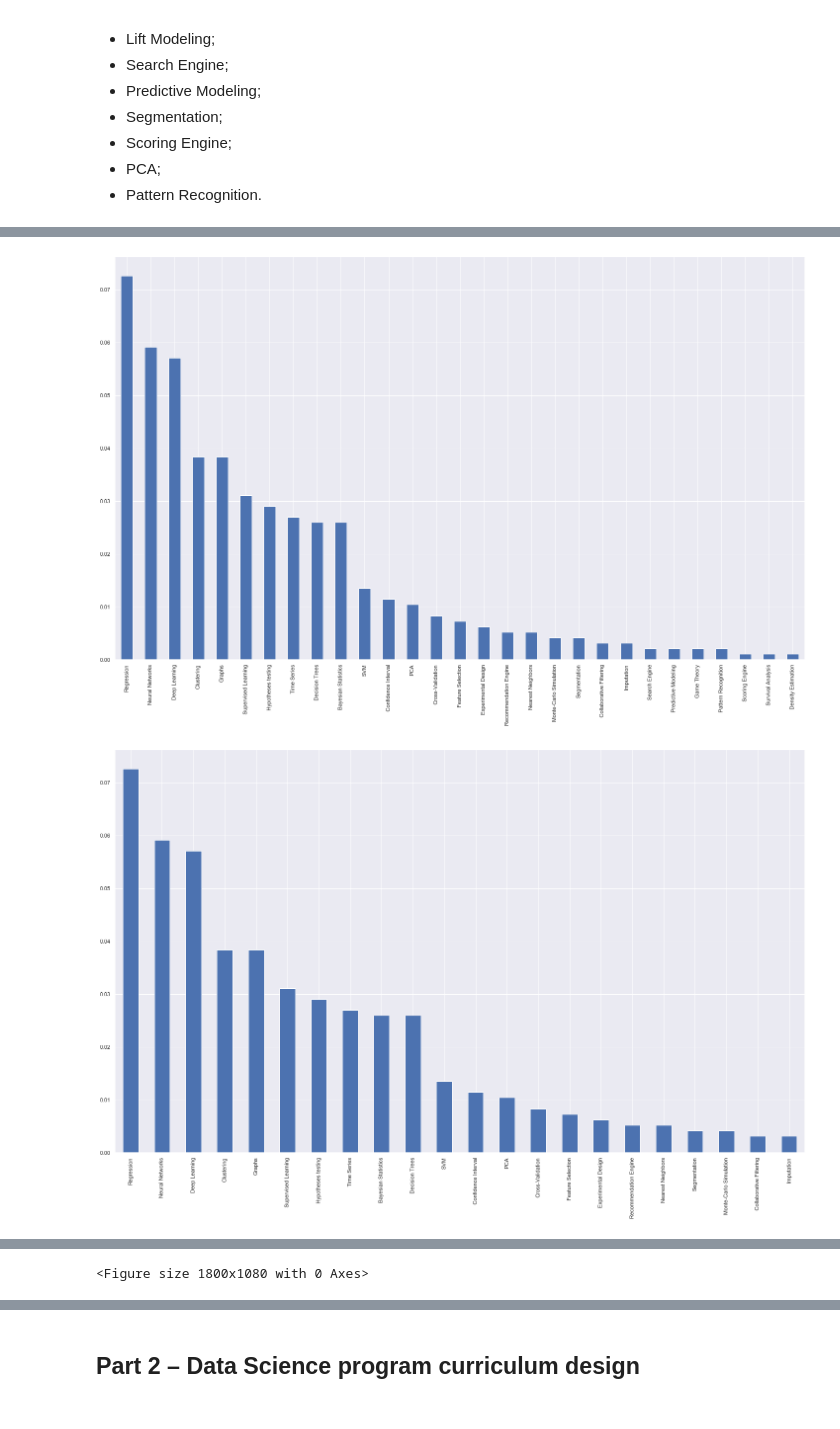
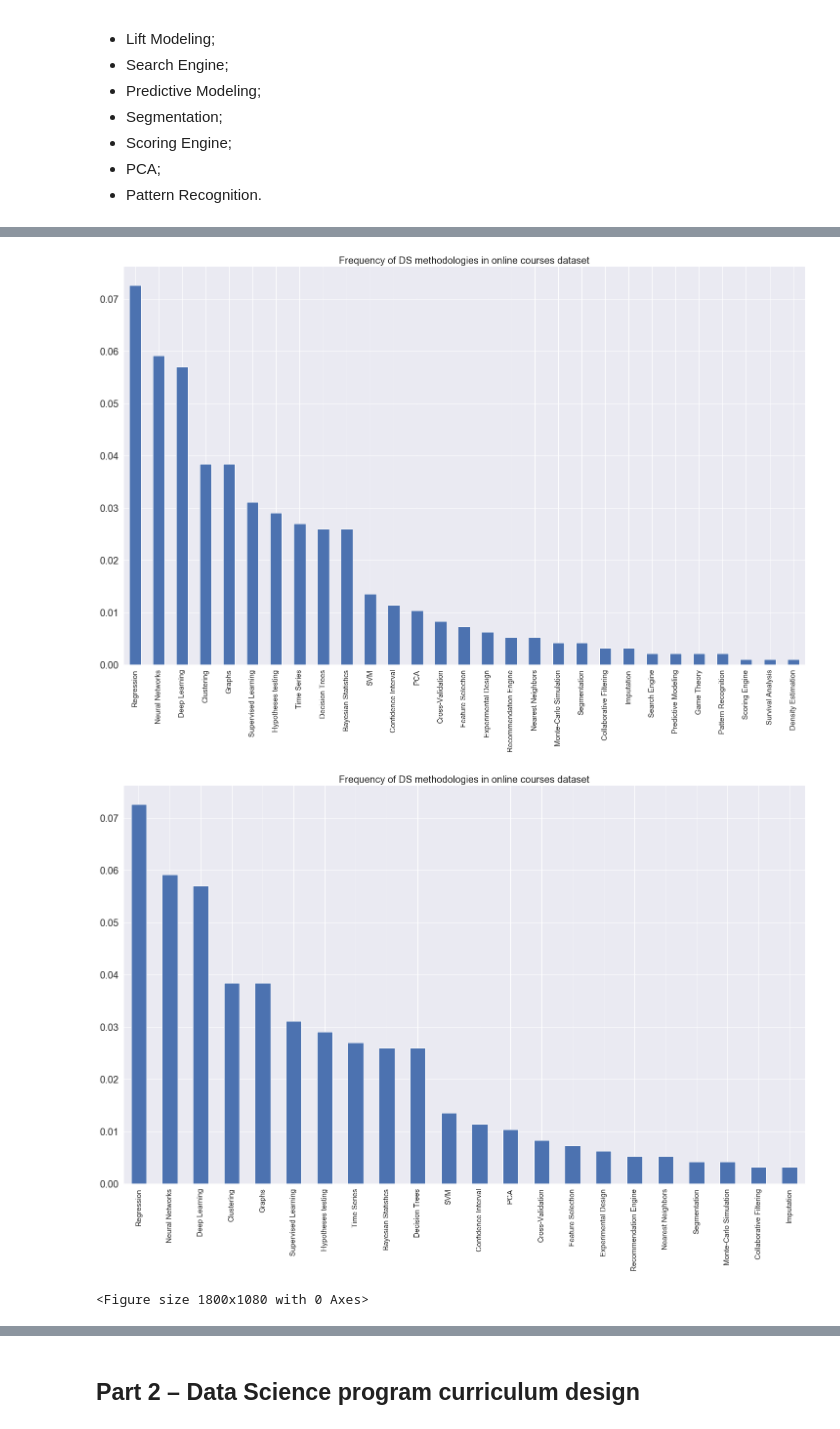
Before and after one commit to kai-wren/Intro2DS, a Jupyter notebook: Mykhaylo_Manukian_Project.ipynb, the cells around one changed output, grey strips where cells are left out. Drawn from its saved outputs; the diff is of its cells as text; code cells hidden in the pictures.

```diff
--- a/Mykhaylo_Manukian_Project.ipynb
+++ b/Mykhaylo_Manukian_Project.ipynb
@@ -23,7 +23,8 @@ import numpy as np
 import seaborn as sns
 from sklearn.cluster import KMeans
 import scipy.cluster.hierarchy as sch
-sns.set()
+import matplotlib.ticker as mtick
+# sns.set()
 # %% [markdown]
 Loading data with vacancies from four different sources - headhunter.com, glassdoor.com, monster.com and indeed.com. Data source for glassdoor.com was collected by teammate Elizaveta, data source for indeed.com colelcted by teammate Natalia, other data sources were collected on my own. Data collection were done in separate notebooks which are submitted with this one.
 
@@ -65,15 +72,20 @@ Loading datasets for different online courses from Coursera, Udemy and edX. Data
 # %%
 coursera_ds = pd.read_csv('https://raw.githubusercontent.com/kai-wren/Intro2DS/master/courses%20-%20cousera_cleaned_skills.csv',
                         header=None)
+# coursera_ds = pd.read_csv('courses - cousera_cleaned_skills.csv',
+#                         header=None)
 
 coursera_ds = coursera_ds.rename(columns={0: 'Course Name', 1: 'Rating', 2: 'Provider', 3: 'Skills', 4: 'Link'})
 
 udemy_ds = pd.read_csv('https://raw.githubusercontent.com/kai-wren/Intro2DS/master/courses%20-%20udemy_courses%20(1).csv',
                       header=None)
+# udemy_ds = pd.read_csv('courses - udemy_courses (1).csv',
+#                       header=None)
 
 udemy_ds = udemy_ds.rename(columns={0: 'Link', 1: 'Skills', 2: 'Course Name', 3: 'Rating'})
 
-edx_ds = pd.read_csv('https://raw.githubusercontent.com/kai-wren/Intro2DS/master/courses%20-%20edx_courses.csv', )
+edx_ds = pd.read_csv('https://raw.githubusercontent.com/kai-wren/Intro2DS/master/courses%20-%20edx_courses.csv')
+# edx_ds = pd.read_csv('courses - edx_courses.csv')
 
 edx_ds = edx_ds.rename(columns={'url': 'Link', 'name': 'Course Name', 'Organization': 'Provider',
                                 'About this course': 'Skills', 'What you\'ll learn': 'Additional skills'})
@@ -408,49 +453,56 @@ ds_courses_reduced_df = ds_courses_df[ds_courses_df.columns[ds_courses_df.mean()
 
 plt.figure(figsize=(25,15))
 ds_courses_df.mean().sort_values(ascending=False).plot.bar()
+plt.title('Frequency of DS methodologies in online courses dataset', size=20)
+plt.xticks(size=15)
+plt.yticks(size=20)
 plt.show()
 
 plt.figure(figsize=(25,15))
 ds_courses_reduced_df.mean().sort_values(ascending=False).plot.bar()
+plt.title('Frequency of DS methodologies in online courses dataset', size=20)
+plt.xticks(size=15)
+plt.yticks(size=20)
 plt.show()
 
 # plt.figure(figsize=(25,15))
-# cor = ds_courses_df.corr() #Calculate the correlation of the above variables
+# cor = ds_courses_reduced_df.corr() #Calculate the correlation of the above variables
 # sns.heatmap(cor, square = True) #Plot the correlation as heat map
 # plt.show()
 
-plt.figure(figsize=(25,15))
-cor = ds_courses_reduced_df.corr() #Calculate the correlation of the above variables
-sns.heatmap(cor, square = True) #Plot the correlation as heat map
-plt.show()
+fig = plt.figure(figsize=(25,15))
+fig.set_facecolor('#EEEEEE')
+
+cmap = sns.diverging_palette(h_neg=190, h_pos=350, s=80, l=45, as_cmap=True)
 
 # plt.figure(figsize=(25,15))
-# sns.clustermap(ds_courses_df.corr(), method="single", robust=True)
-# plt.show()
-
-plt.figure(figsize=(25,15))
-sns.clustermap(ds_courses_reduced_df.corr(), method="single", robust=True)
+sns.clustermap(ds_courses_reduced_df.corr(), method="single", robust=True, cmap=cmap)
+plt.title('Clustermap of DS methodologies in online courses dataset', size=15)
+plt.xticks(size=10)
+plt.yticks(size=10)
 plt.show()
 
 # fig = plt.figure(figsize=(30,16))
 # ax1 = fig.add_axes([0.1,0.1,0.4,0.6])
 # X=ds_courses_df.corr()
 # Z=sch.linkage(X, 'ward')
 # dend = sch.dendrogram(Z, orientation='right', leaf_font_size=15)
 # labels = X.index[dend['leaves']]
 # ax1.set_xticks([])
 # ax1.set_yticklabels(labels)
 # plt.show()
 
 fig = plt.figure(figsize=(30,16))
 ax1 = fig.add_axes([0.1,0.1,0.4,0.6])
 X=ds_courses_reduced_df.corr()
 Z=sch.linkage(X, 'ward')
 dend = sch.dendrogram(Z, orientation='right', leaf_font_size=15)
 labels = X.index[dend['leaves']]
+plt.title('Hierarchical clustering of DS methodologies in online courses dataset', size=20)
 ax1.set_xticks([])
 ax1.set_yticklabels(labels)
 plt.show()
 # %% [output]
-[figure, old version]
+[figure, new version]
-[figure, old version]
+[figure, new version]
+<Figure size 1800x1080 with 0 Axes>
@@ -458 +509,0 @@ plt.show()
-<Figure size 1800x1080 with 0 Axes>
```
Also changed, not shown: parts of 38 cells of this notebook, 2 other files.
